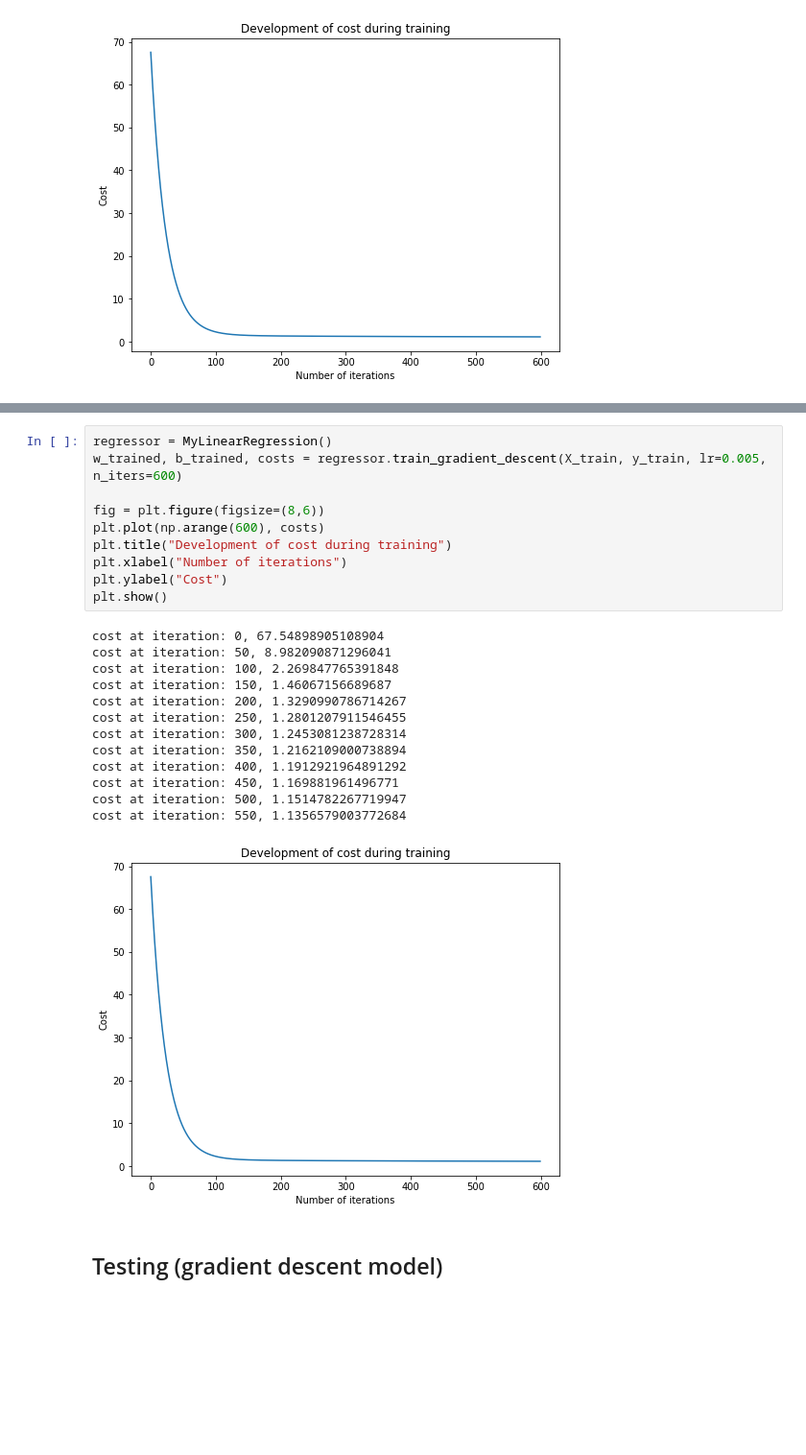
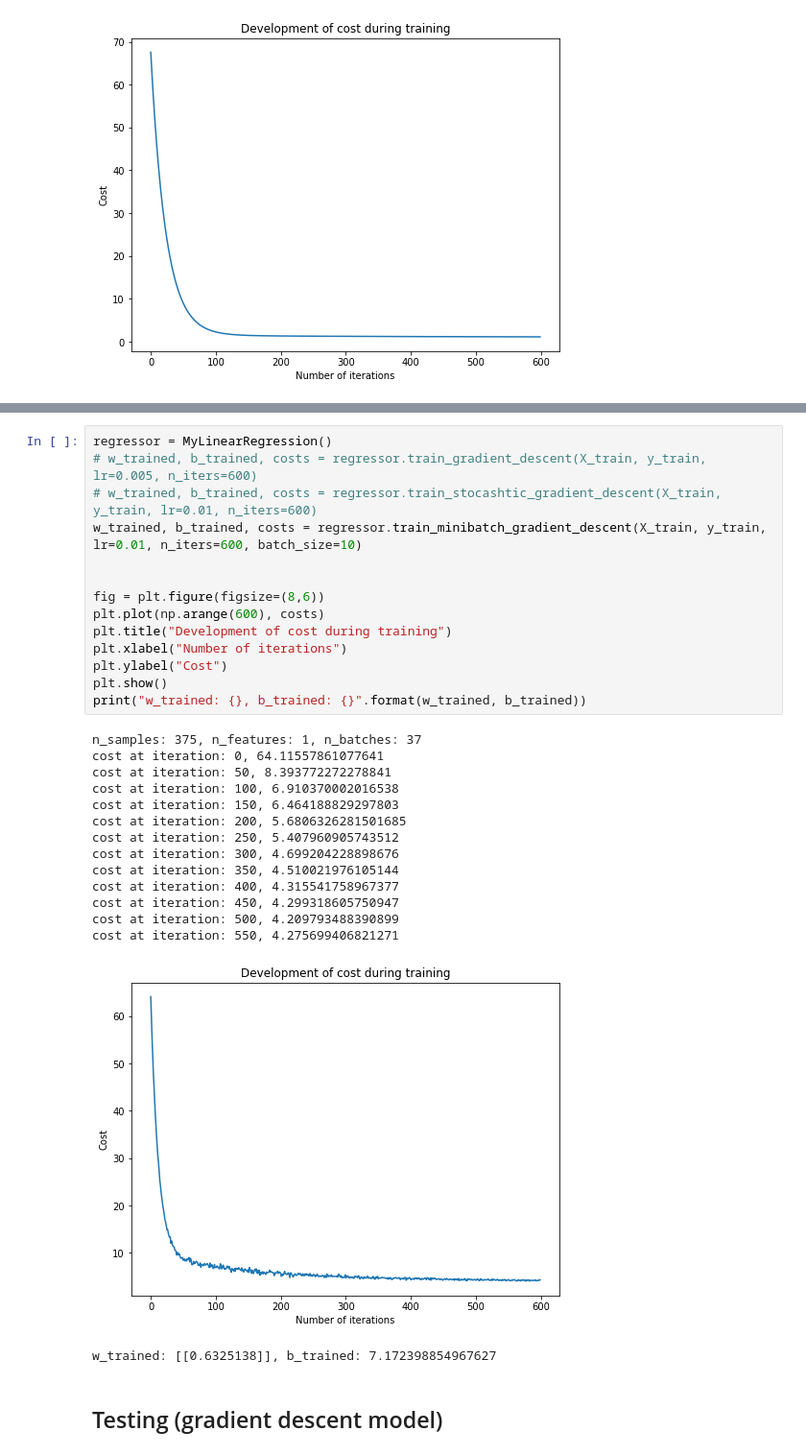
Before and after one commit to louis-xu-ustc/machine_learning_basics, a Jupyter notebook: linear_regression.ipynb, the cells around one changed output, grey strips where cells are left out. Shown at 96% size. Saved outputs shown, nothing was run; the diff lists cells and outputs as text; blank space fills up the shorter version.

Commit message:
update gradient_descent, linear_regression

```diff
--- a/linear_regression.ipynb
+++ b/linear_regression.ipynb
@@ -219,27 +294,33 @@ Cost at iteration 500: 1.1514782267719947
 # %%
 regressor = MyLinearRegression()
-w_trained, b_trained, costs = regressor.train_gradient_descent(X_train, y_train, lr=0.005, n_iters=600)
+# w_trained, b_trained, costs = regressor.train_gradient_descent(X_train, y_train, lr=0.005, n_iters=600)
+# w_trained, b_trained, costs = regressor.train_stocashtic_gradient_descent(X_train, y_train, lr=0.01, n_iters=600)
+w_trained, b_trained, costs = regressor.train_minibatch_gradient_descent(X_train, y_train, lr=0.01, n_iters=600, batch_size=10)
+
 
 fig = plt.figure(figsize=(8,6))
 plt.plot(np.arange(600), costs)
 plt.title("Development of cost during training")
 plt.xlabel("Number of iterations")
 plt.ylabel("Cost")
 plt.show()
+print("w_trained: {}, b_trained: {}".format(w_trained, b_trained))
 # %% [output]
-cost at iteration: 0, 67.54898905108904
-cost at iteration: 50, 8.982090871296041
-cost at iteration: 100, 2.269847765391848
-cost at iteration: 150, 1.46067156689687
-cost at iteration: 200, 1.3290990786714267
-cost at iteration: 250, 1.2801207911546455
-cost at iteration: 300, 1.2453081238728314
-cost at iteration: 350, 1.2162109000738894
-cost at iteration: 400, 1.1912921964891292
-cost at iteration: 450, 1.169881961496771
-cost at iteration: 500, 1.1514782267719947
-cost at iteration: 550, 1.1356579003772684
+n_samples: 375, n_features: 1, n_batches: 37
+cost at iteration: 0, 64.11557861077641
+cost at iteration: 50, 8.393772272278841
+cost at iteration: 100, 6.910370002016538
+cost at iteration: 150, 6.464188829297803
+cost at iteration: 200, 5.6806326281501685
+cost at iteration: 250, 5.407960905743512
+cost at iteration: 300, 4.699204228898676
+cost at iteration: 350, 4.510021976105144
+cost at iteration: 400, 4.315541758967377
+cost at iteration: 450, 4.299318605750947
+cost at iteration: 500, 4.209793488390899
+cost at iteration: 550, 4.275699406821271
-[figure, old version]
+[figure, new version]
+w_trained: [[0.6325138]], b_trained: 7.172398854967627
 # %% [markdown]
 ## Testing (gradient descent model)
 # %%
```
Also changed, not shown: parts of 3 cells of this notebook, 4 other files.
